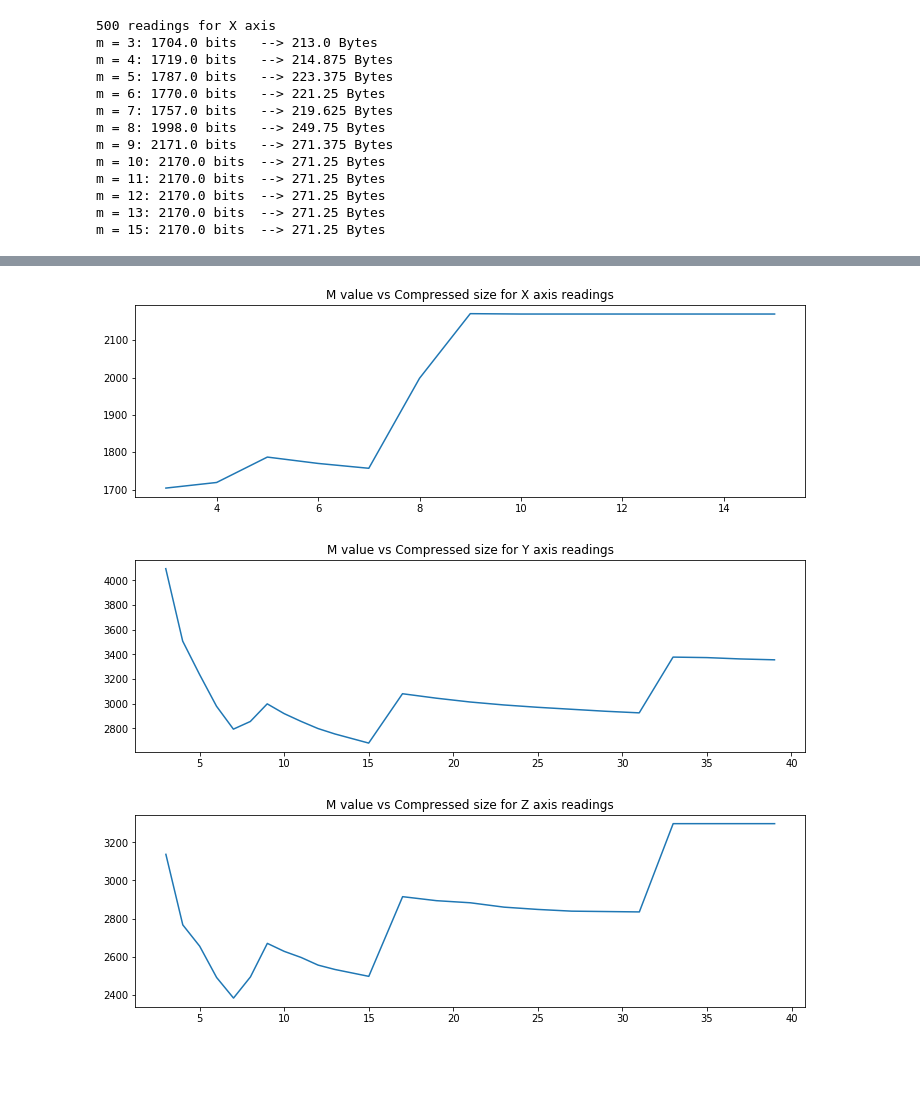
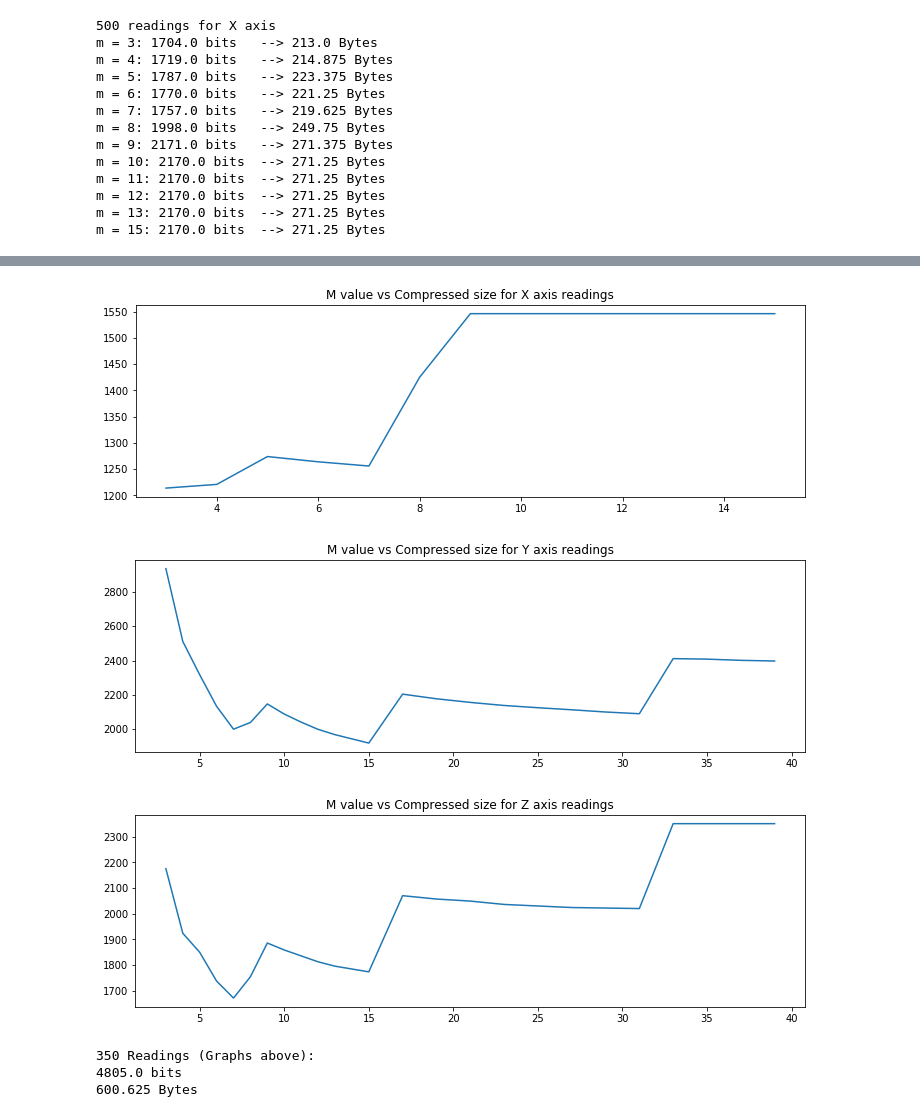
Before and after one commit to parth2480/data_compression, a Jupyter notebook: more_trials.ipynb, the cells around one changed output, grey strips where cells are left out. Drawn from its saved outputs; the diff is of its cells as text; code cells hidden in the pictures; blank space fills up the shorter version.

```diff
--- a/more_trials.ipynb
+++ b/more_trials.ipynb
@@ -1925,49 +1924,57 @@ m = 15: 2497.0 bits  --> 312.125 Bytes
 # %%
 from pylab import rcParams
 import matplotlib.gridspec as gridspec
-rcParams['figure.figsize'] = 12, 12 # width, height (both in inches)
+rcParams['figure.figsize'] = 12, 12 # width, height (both in inches[17]
 gs = gridspec.GridSpec(3, 1) # 3 row, 1 columns
 
 mx = [3, 4, 5, 6, 7, 8, 9, 10, 11, 12, 13, 15]
-size_x = [max(mean_x3), max(mean_x4), max(mean_x5), max(mean_x6), max(mean_x7),
-         max(mean_x8), max(mean_x9), max(mean_x10), max(mean_x11), max(mean_x12),
-         max(mean_x13), max(mean_x15)]
+size_x = [mean_x3[17], mean_x4[17], mean_x5[17], mean_x6[17], mean_x7[17],
+         mean_x8[17], mean_x9[17], mean_x10[17], mean_x11[17], mean_x12[17],
+         mean_x13[17], mean_x15[17]]
 
 fig = plt.figure()
 ax = fig.add_subplot(gs[0, 0])
 ax.plot(mx, size_x)
 ax.title.set_text('M value vs Compressed size for X axis readings')
 
 my = [3, 4, 5, 6, 7, 8, 9, 10, 11, 12, 13, 15, 17, 19, 21, 23,
      25, 27, 29, 31, 33, 35, 37, 39]
-size_y = [max(mean_y3), max(mean_y4), max(mean_y5), max(mean_y6), max(mean_y7),
-         max(mean_y8), max(mean_y9), max(mean_y10), max(mean_y11), max(mean_y12),
-         max(mean_y13), max(mean_y15), max(mean_y17), max(mean_y19), max(mean_y21),
-         max(mean_y23), max(mean_y25), max(mean_y27), max(mean_y29), max(mean_y31),
-         max(mean_y33), max(mean_y35), max(mean_y37), max(mean_y39)]
+size_y = [mean_y3[17], mean_y4[17], mean_y5[17], mean_y6[17], mean_y7[17],
+         mean_y8[17], mean_y9[17], mean_y10[17], mean_y11[17], mean_y12[17],
+         mean_y13[17], mean_y15[17], mean_y17[17], mean_y19[17], mean_y21[17],
+         mean_y23[17], mean_y25[17], mean_y27[17], mean_y29[17], mean_y31[17],
+         mean_y33[17], mean_y35[17], mean_y37[17], mean_y39[17]]
 
 fig = plt.figure()
 ax = fig.add_subplot(gs[1, 0])
 ax.plot(my, size_y)
 ax.title.set_text('M value vs Compressed size for Y axis readings')
 
 
 mz = [3, 4, 5, 6, 7, 8, 9, 10, 11, 12, 13, 15, 17, 19, 21, 23,
      25, 27, 29, 31, 33, 35, 37, 39]
-size_z = [max(mean_z3), max(mean_z4), max(mean_z5), max(mean_z6), max(mean_z7),
-         max(mean_z8), max(mean_z9), max(mean_z10), max(mean_z11), max(mean_z12),
-         max(mean_z13), max(mean_z15), max(mean_z17), max(mean_z19), max(mean_z21),
-         max(mean_z23), max(mean_z25), max(mean_z27), max(mean_z29), max(mean_z31),
-         max(mean_z33), max(mean_z35), max(mean_z37), max(mean_z39)]
+size_z = [mean_z3[17], mean_z4[17], mean_z5[17], mean_z6[17], mean_z7[17],
+         mean_z8[17], mean_z9[17], mean_z10[17], mean_z11[17], mean_z12[17],
+         mean_z13[17], mean_z15[17], mean_z17[17], mean_z19[17], mean_z21[17],
+         mean_z23[17], mean_z25[17], mean_z27[17], mean_z29[17], mean_z31[17],
+         mean_z33[17], mean_z35[17], mean_z37[17], mean_z39[17]]
 
 fig = plt.figure()
 ax = fig.add_subplot(gs[2, 0])
 ax.plot(mz, size_z)
 ax.title.set_text('M value vs Compressed size for Z axis readings')
 
 # plt.suptitle('350 Samples')
 plt.show()
 # %% [output]
-[figure, old version]
+[figure, new version]
-[figure, old version]
+[figure, new version]
-[figure, old version]
+[figure, new version]
+# %%
+print('350 Readings (Graphs above):')
+print(min(size_x) + min(size_y) + min(size_z), 'bits')
+print((min(size_x) + min(size_y) + min(size_z))/8, 'Bytes')
+# %% [output]
+350 Readings (Graphs above):
+4805.0 bits
+600.625 Bytes
```
Also changed, not shown: parts of 13 cells of this notebook.
